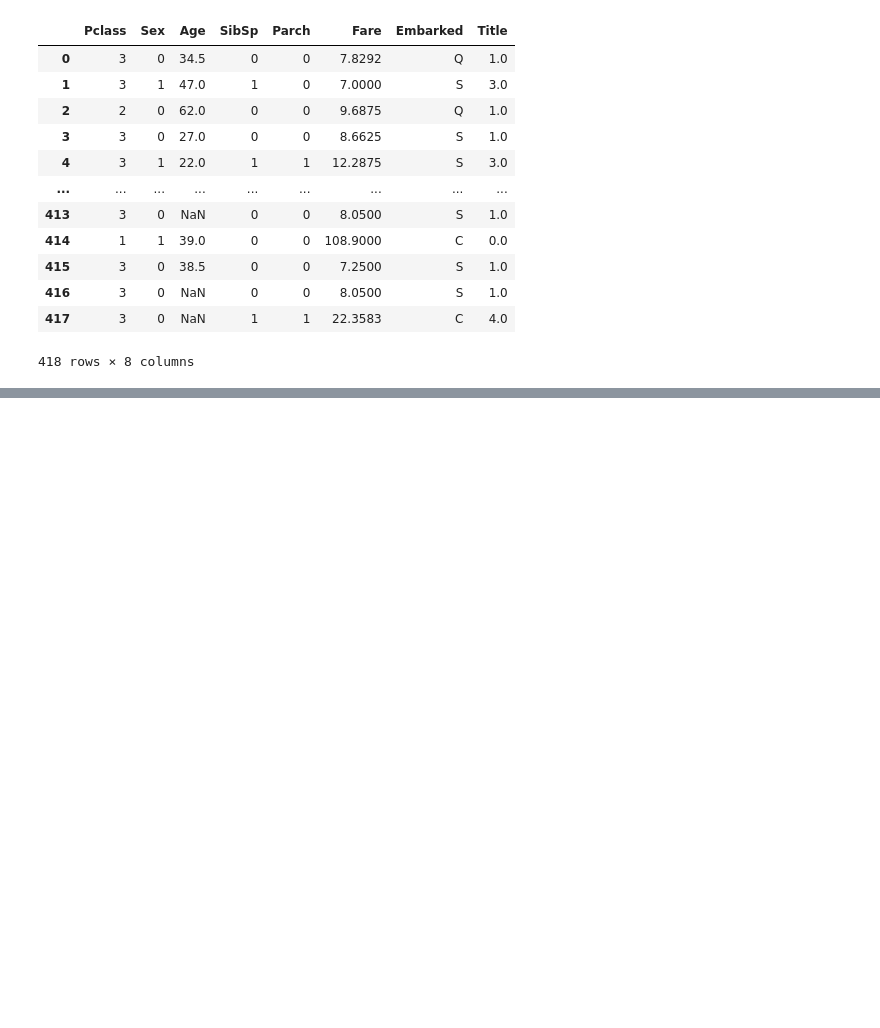
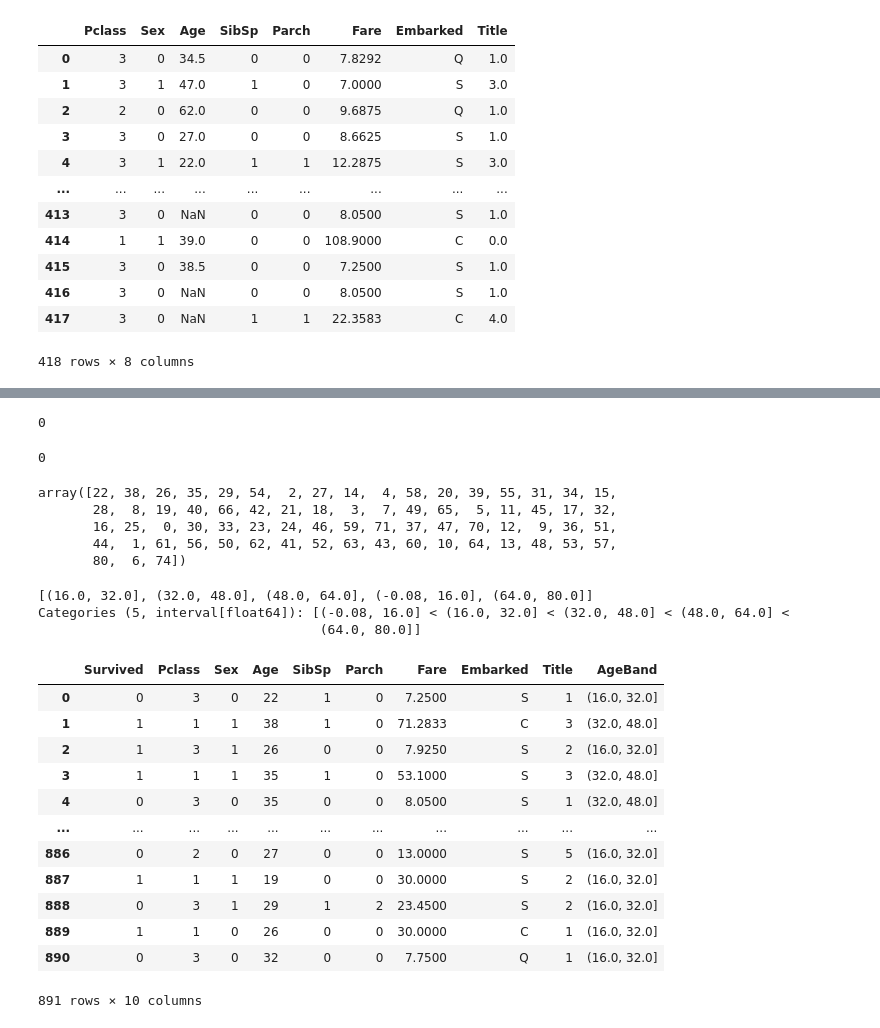
Before and after one commit to OhyunHighSchoolML/joongang, a Jupyter notebook: titanic.ipynb, the cells around one changed output, grey strips where cells are left out. Drawn from its saved outputs; the diff is of its cells as text; code cells hidden in the pictures; blank space fills up the shorter version.

```diff
--- a/titanic.ipynb
+++ b/titanic.ipynb
@@ -400,0 +430,16 @@ test_df
+# %%
+train_df['Age'].isnull().sum()
+# %% [output]
+0
+# %%
+test_df['Age'].isnull().sum()
+# %% [output]
+0
+# %%
+train_df['Age'].unique()
+# %% [output]
+array([22, 38, 26, 35, 29, 54,  2, 27, 14,  4, 58, 20, 39, 55, 31, 34, 15,
+       28,  8, 19, 40, 66, 42, 21, 18,  3,  7, 49, 65,  5, 11, 45, 17, 32,
+       16, 25,  0, 30, 33, 23, 24, 46, 59, 71, 37, 47, 70, 12,  9, 36, 51,
+       44,  1, 61, 56, 50, 62, 41, 52, 63, 43, 60, 10, 64, 13, 48, 53, 57,
+       80,  6, 74])
@@ -400,0 +448,22 @@ test_df
+# %%
+train_df['AgeBand'].unique()
+# %% [output]
+[(16.0, 32.0], (32.0, 48.0], (48.0, 64.0], (-0.08, 16.0], (64.0, 80.0]]
+Categories (5, interval[float64]): [(-0.08, 16.0] < (16.0, 32.0] < (32.0, 48.0] < (48.0, 64.0] <
+                                    (64.0, 80.0]]
+# %%
+train_df
+# %% [output]
+|  | Survived | Pclass | Sex | Age | SibSp | Parch | Fare | Embarked | Title | AgeBand |
+| 0 | 0 | 3 | 0 | 22 | 1 | 0 | 7.2500 | S | 1 | (16.0, 32.0] |
+| 1 | 1 | 1 | 1 | 38 | 1 | 0 | 71.2833 | C | 3 | (32.0, 48.0] |
+| 2 | 1 | 3 | 1 | 26 | 0 | 0 | 7.9250 | S | 2 | (16.0, 32.0] |
+| 3 | 1 | 1 | 1 | 35 | 1 | 0 | 53.1000 | S | 3 | (32.0, 48.0] |
+| 4 | 0 | 3 | 0 | 35 | 0 | 0 | 8.0500 | S | 1 | (32.0, 48.0] |
+| ... | ... | ... | ... | ... | ... | ... | ... | ... | ... | ... |
+| 886 | 0 | 2 | 0 | 27 | 0 | 0 | 13.0000 | S | 5 | (16.0, 32.0] |
+| 887 | 1 | 1 | 1 | 19 | 0 | 0 | 30.0000 | S | 2 | (16.0, 32.0] |
+| 888 | 0 | 3 | 1 | 29 | 1 | 2 | 23.4500 | S | 2 | (16.0, 32.0] |
+| 889 | 1 | 1 | 0 | 26 | 0 | 0 | 30.0000 | C | 1 | (16.0, 32.0] |
+| 890 | 0 | 3 | 0 | 32 | 0 | 0 | 7.7500 | Q | 1 | (16.0, 32.0] |
+891 rows × 10 columns
```
Also changed, not shown: parts of 43 cells of this notebook.
